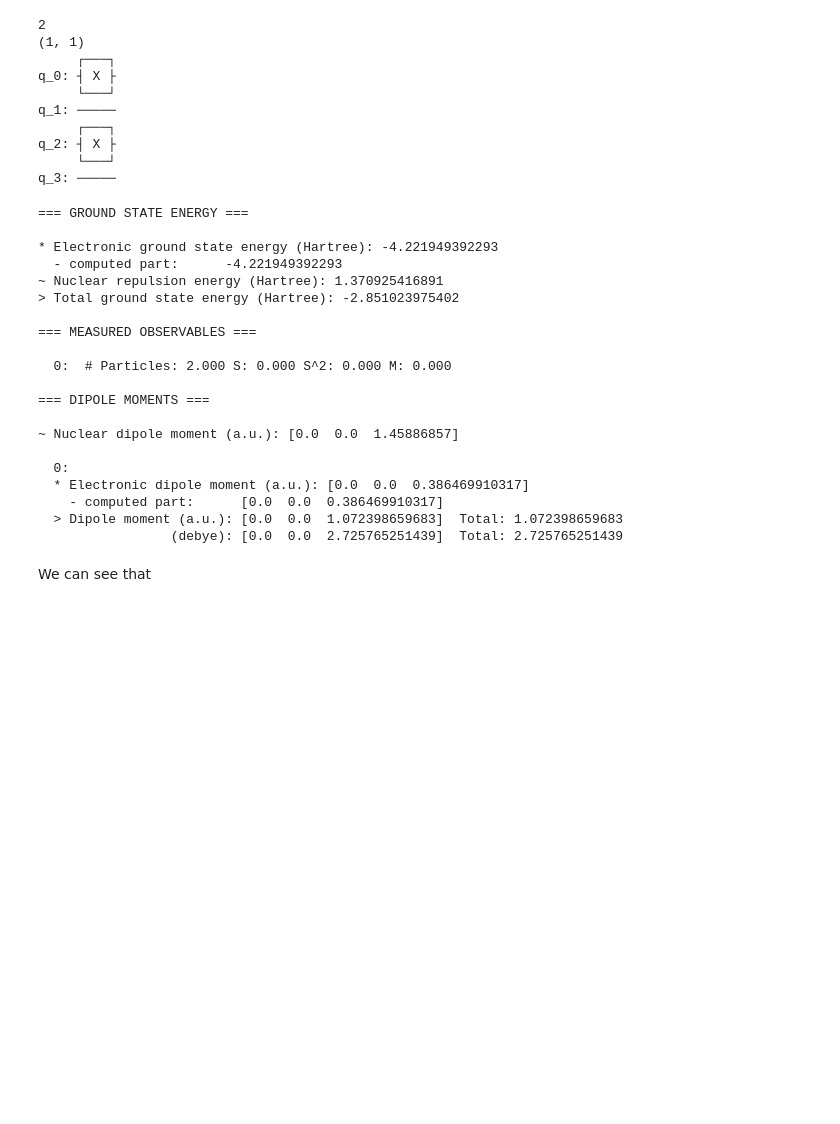
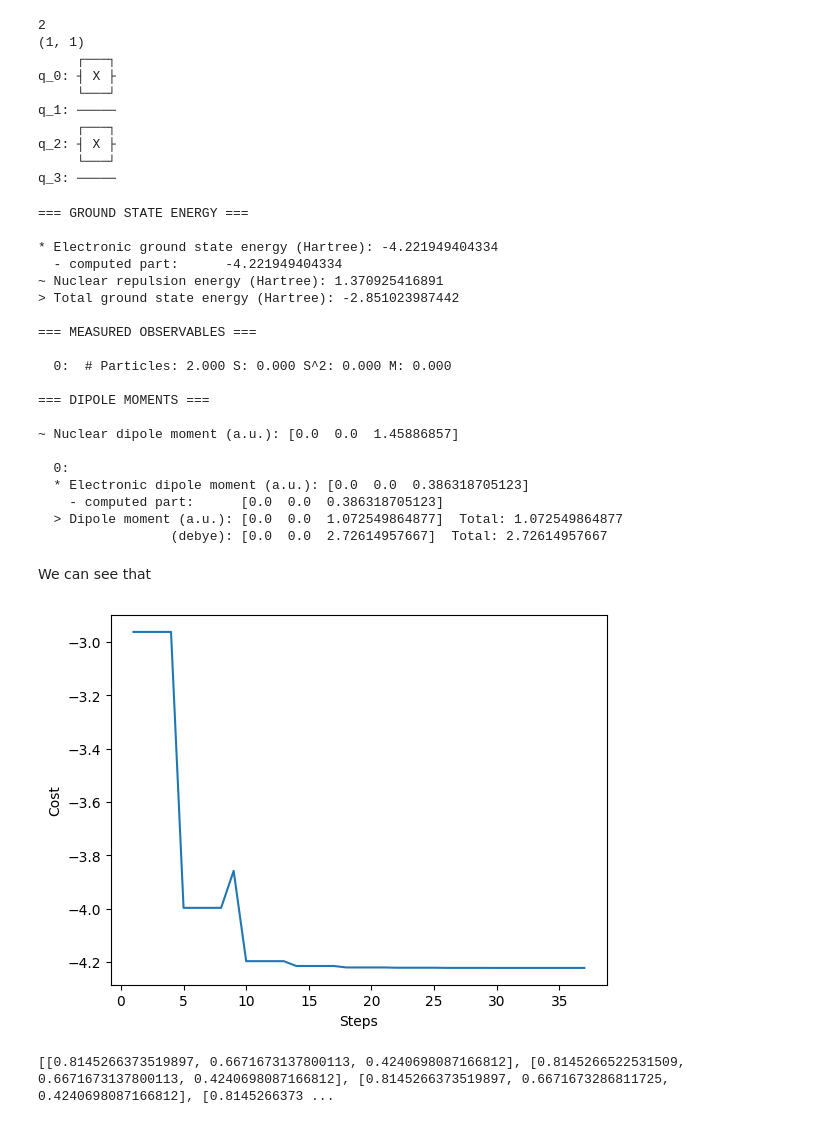
Before and after one commit to JoeJoeNguyen/quantumComputing, a Jupyter notebook: QML/OpenFermion.ipynb, the cells around one changed output. Cells and saved outputs as stored; diff of their text form; code cells hidden in the pictures; blank space fills up the shorter version.

```diff
--- a/QML/OpenFermion.ipynb
+++ b/QML/OpenFermion.ipynb
@@ -141,9 +141,28 @@ result
    maxcv: 0.0
 # %%
 from qiskit_algorithms import VQE
-from qiskit_algorithms.optimizers import SLSQP
+from qiskit_algorithms.optimizers import SLSQP,SPSA,COBYLA
 from qiskit.primitives import Estimator
 from qiskit_nature.second_q.circuit.library import HartreeFock, UCCSD
+import matplotlib.pyplot as plt
+
+class OptimizerLog:
+    """Log to store optimizer's intermediate results"""
+    def __init__(self):
+        self.evaluations = []
+        self.parameters = []
+        self.costs = []
+    def update(self, evaluation, parameter, cost, _stepsize):
+        """Save intermediate results. Optimizer passes five values
+        but we ignore the last two."""
+        self.evaluations.append(evaluation)
+        self.parameters.append(parameter)
+        self.costs.append(cost)
+
+# L_BFGS_B
+log = OptimizerLog()
+# Sequential Least Squares Programming
+Optimizer = SLSQP()
 ansatz = UCCSD(
     problem.num_spatial_orbitals,
     problem.num_particles,
@@ -155,10 +174,9 @@ ansatz = UCCSD(
     ),
 )
 
-vqe_solver = VQE(Estimator(), ansatz, SLSQP())
+vqe_solver = VQE(Estimator(), ansatz, optimizer=Optimizer,callback=log.update)
 
-vqe_solver.initial_point = [0.0] * ansatz.num_parameters
-
+vqe_solver.initial_point = np.random.random(ansatz.num_parameters)
 ansatz.decompose().decompose().draw('mpl')
 # %% [output]
 [figure]
@@ -184,16 +202,17 @@ q_2: ┤ X ├
 q_3: ─────
 # %%
 from qiskit_nature.second_q.algorithms import GroundStateEigensolver
+#from qiskit_aer import AerSimulator, Aer
 calc = GroundStateEigensolver(mapper, vqe_solver)
 res = calc.solve(problem)
 print(res)
 # %% [output]
 === GROUND STATE ENERGY ===
 
-* Electronic ground state energy (Hartree): -4.221949392293
-  - computed part:      -4.221949392293
+* Electronic ground state energy (Hartree): -4.221949404334
+  - computed part:      -4.221949404334
 ~ Nuclear repulsion energy (Hartree): 1.370925416891
-> Total ground state energy (Hartree): -2.851023975402
+> Total ground state energy (Hartree): -2.851023987442
 
 === MEASURED OBSERVABLES ===
 
@@ -204,9 +223,18 @@ print(res)
 ~ Nuclear dipole moment (a.u.): [0.0  0.0  1.45886857]
 
   0:
-  * Electronic dipole moment (a.u.): [0.0  0.0  0.386469910317]
-    - computed part:      [0.0  0.0  0.386469910317]
-  > Dipole moment (a.u.): [0.0  0.0  1.072398659683]  Total: 1.072398659683
-                 (debye): [0.0  0.0  2.725765251439]  Total: 2.725765251439
+  * Electronic dipole moment (a.u.): [0.0  0.0  0.386318705123]
+    - computed part:      [0.0  0.0  0.386318705123]
+  > Dipole moment (a.u.): [0.0  0.0  1.072549864877]  Total: 1.072549864877
+                 (debye): [0.0  0.0  2.72614957667]  Total: 2.72614957667
 # %% [markdown]
 We can see that
+# %%
+figfig = plt.figure()
+plt.plot(log.evaluations, log.costs)
+plt.xlabel('Steps')
+plt.ylabel('Cost')
+plt.show()
+# %% [output]
+[figure, added]
+[[0.8145266373519897, 0.6671673137800113, 0.4240698087166812], [0.8145266522531509, 0.6671673137800113, 0.4240698087166812], [0.8145266373519897, 0.6671673286811725, 0.4240698087166812], [0.8145266373 ...
```
Also changed, not shown: parts of 4 cells of this notebook, 2 other files.
